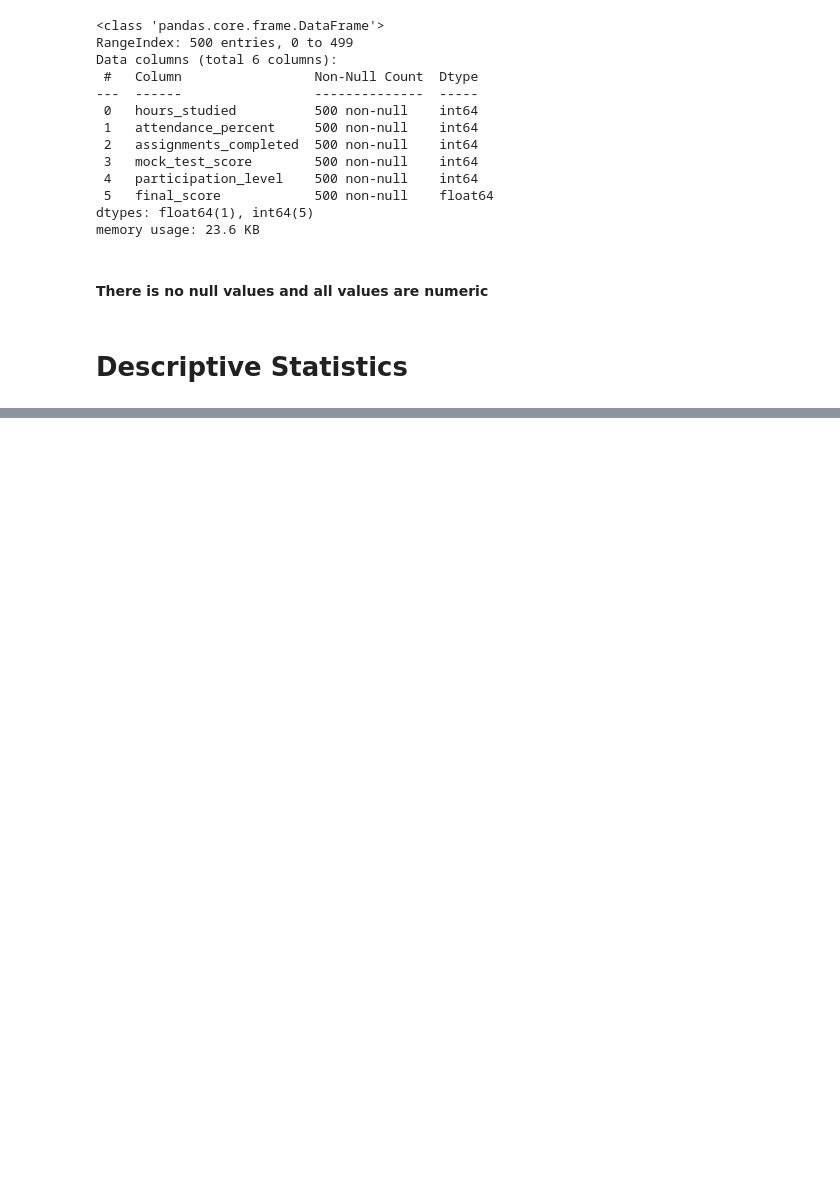
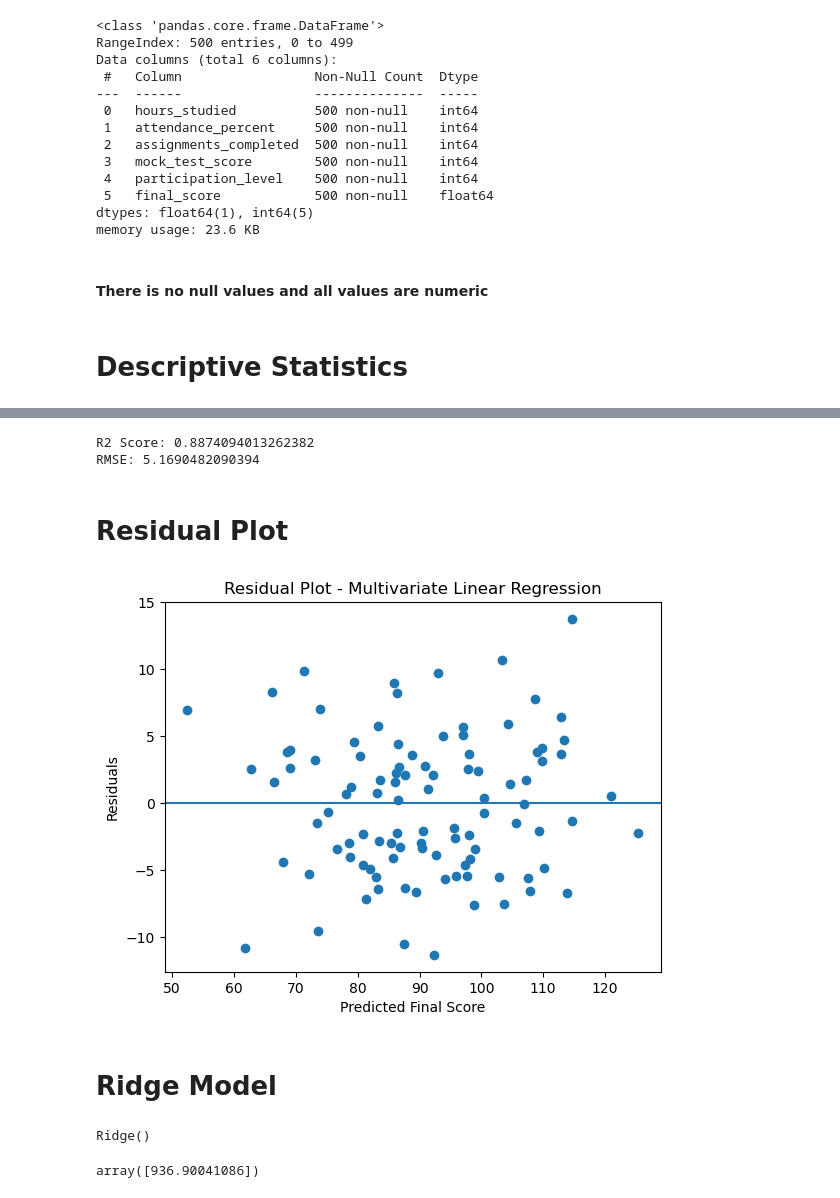
Before and after one commit to Sinchana-Urs2301/Internship, a Jupyter notebook: Student Score prediction.ipynb, the cells around one changed output, grey strips where cells are left out. Drawn from its saved outputs; the diff is of its cells as text; code cells hidden in the pictures; blank space fills up the shorter version.

```diff
--- a/Student Score prediction.ipynb
+++ b/Student Score prediction.ipynb
@@ -143,0 +116,22 @@ r2 = 0.4585625745799654
+# %%
+print("R2 Score:", r2)
+print("RMSE:", rmse)
+# %% [output]
+R2 Score: 0.8874094013262382
+RMSE: 5.1690482090394
+# %% [markdown]
+# Residual Plot
+# %%
+residuals = Y_test - Y_pred
+
+plt.figure()
+plt.scatter(Y_pred, residuals)
+plt.axhline(y=0)
+plt.xlabel("Predicted Final Score")
+plt.ylabel("Residuals")
+plt.title("Residual Plot - Multivariate Linear Regression")
+plt.show()
+# %% [output]
+[figure, added]
+# %% [markdown]
+# Ridge Model
@@ -143,0 +140,4 @@ r2 = 0.4585625745799654
+# %%
+ridge_model.fit(X_train_scaled, y_train)
+# %% [output]
+Ridge()
@@ -143,0 +146,4 @@ r2 = 0.4585625745799654
+# %%
+ridge_model.predict([[7 , 86 , 5 , 68 , 5]])
+# %% [output]
+array([936.90041086])
```
Also changed, not shown: parts of 27 cells of this notebook.
